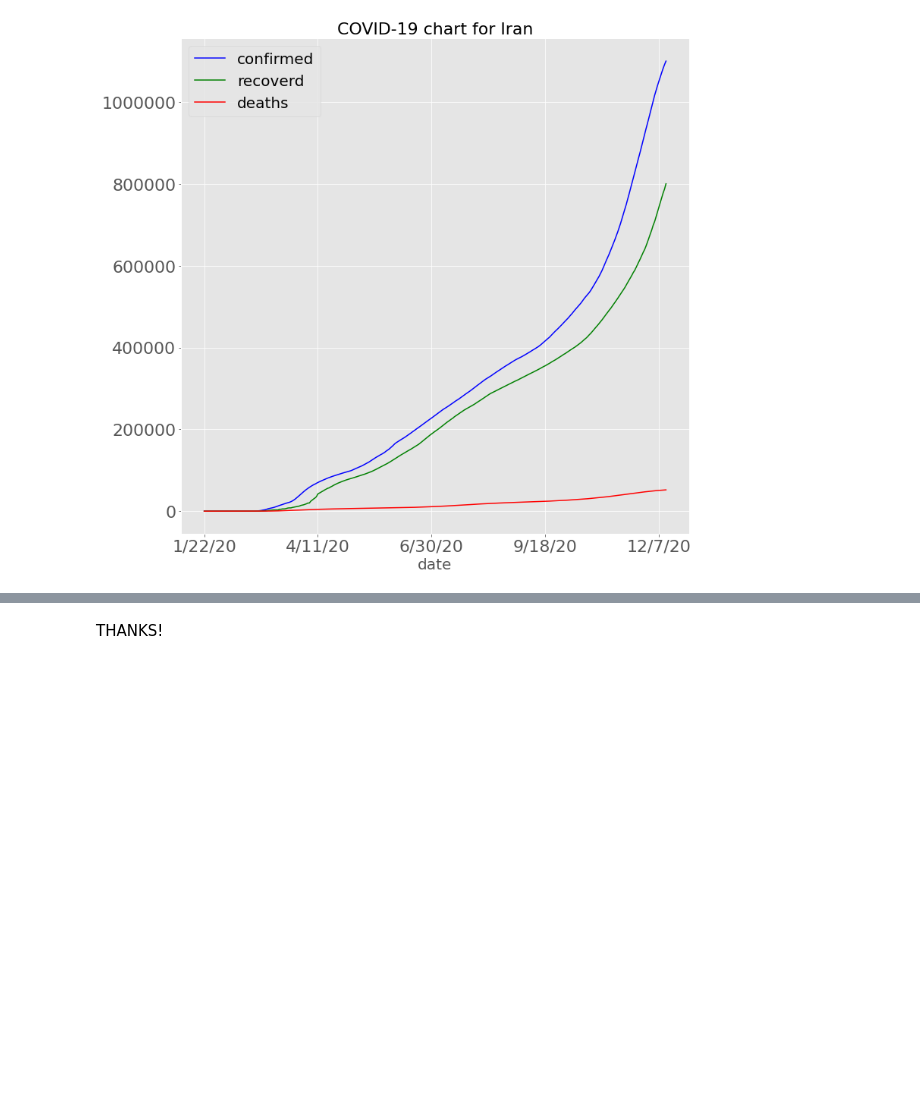
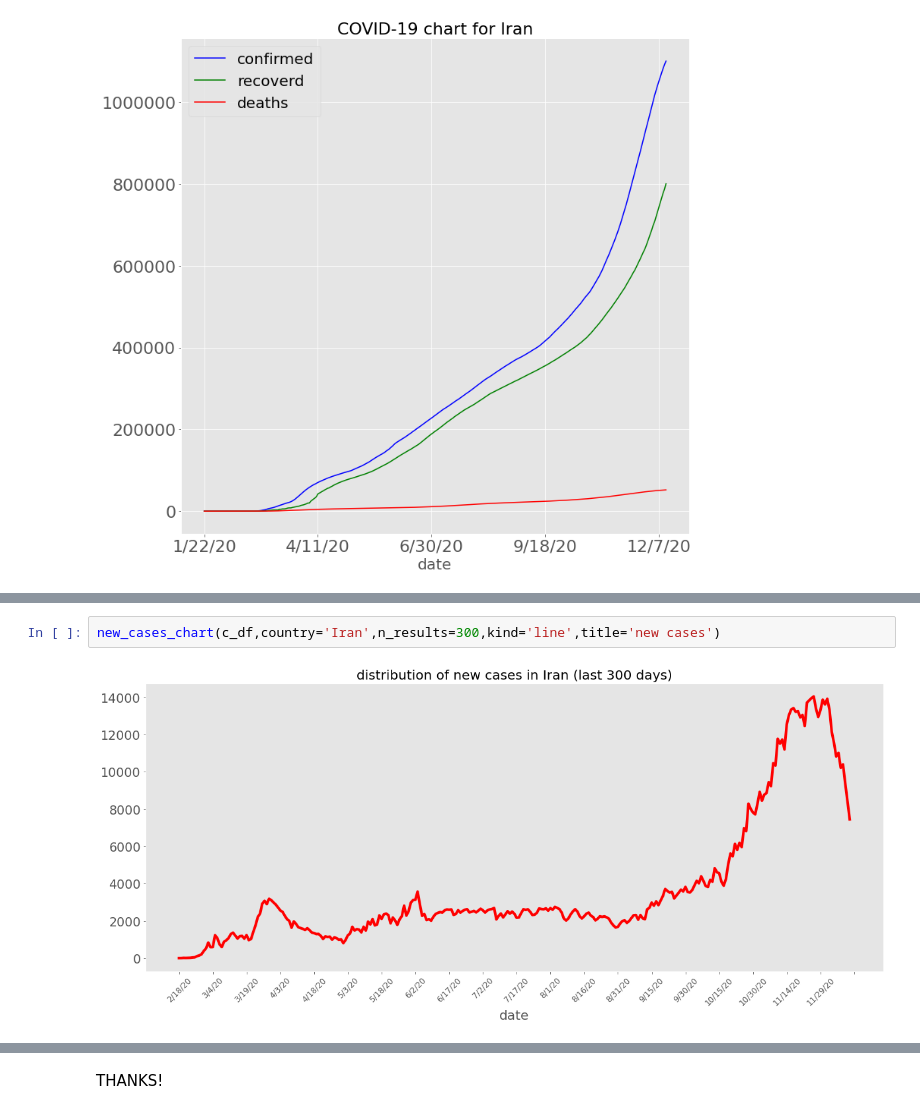
Before and after one commit to ThisIsMahdiZare/about-covid19, a Jupyter notebook: COVID19_statistic.ipynb, the cells around one changed output, grey strips where cells are left out. Cells and saved outputs as stored; diff of their text form; blank space fills up the shorter version.

```diff
--- a/COVID19_statistic.ipynb
+++ b/COVID19_statistic.ipynb
@@ -634,0 +685,4 @@ country_chart('Iran')
+# %%
+new_cases_chart(c_df,country='Iran',n_results=300,kind='line',title='new cases')
+# %% [output]
+[figure, added]
```
Also changed, not shown: parts of 19 cells of this notebook, 1 other file.
